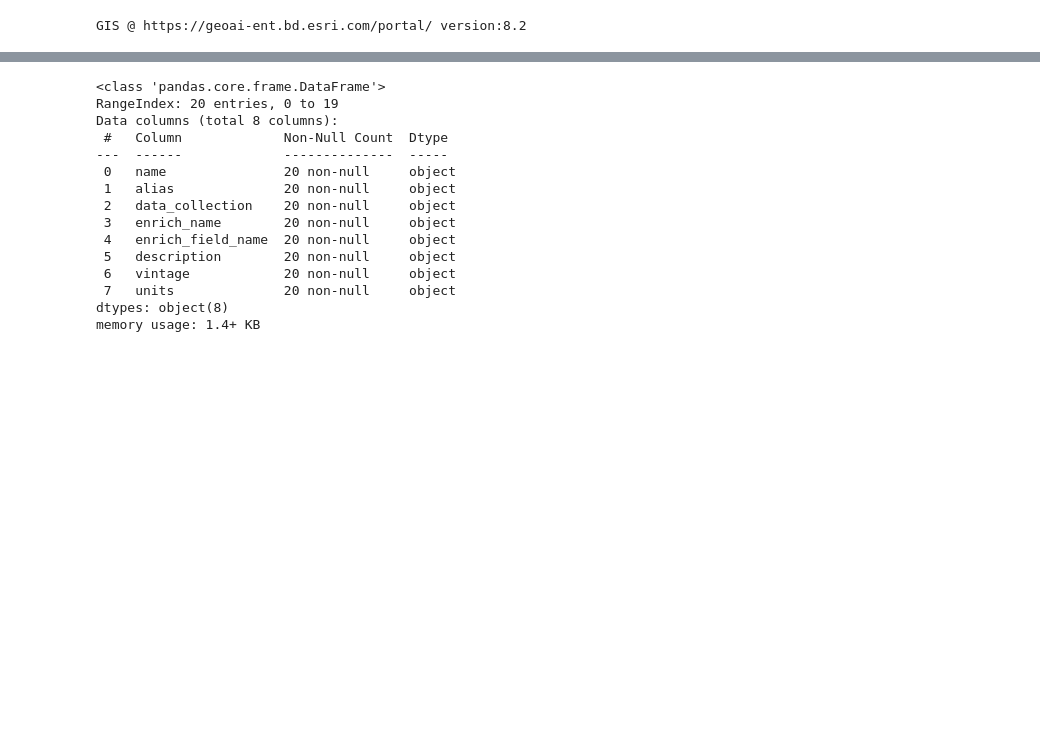
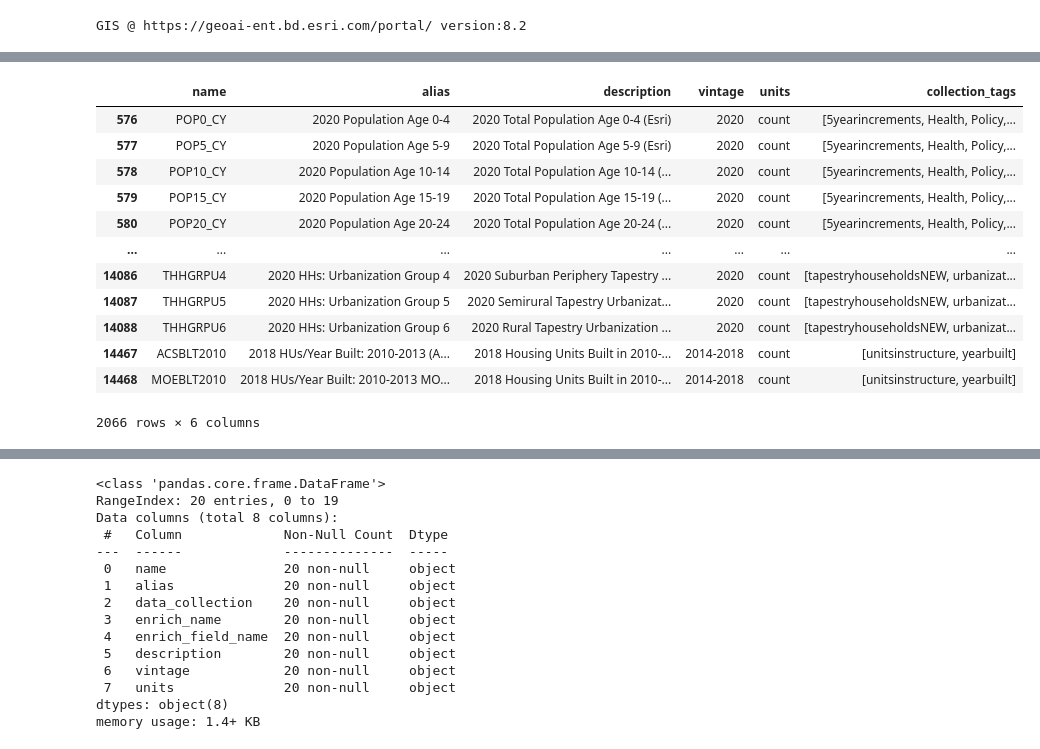
Before and after one commit to knu2xs/demographic-modeling, a Jupyter notebook: notebooks/stash/modeling-exp01.ipynb, the cells around one changed output, grey strips where cells are left out. Saved outputs shown, nothing was run; the diff lists cells and outputs as text; code cells hidden in the pictures; blank space fills up the shorter version.

```diff
--- a/notebooks/stash/modeling-exp01.ipynb
+++ b/notebooks/stash/modeling-exp01.ipynb
@@ -28,2 +70,18 @@ ent_usa
+# %%
+ev[ev.collection_tags.apply(lambda val: len(val) > 1)]
+# %% [output]
+|  | name | alias | description | vintage | units | collection_tags |
+| 576 | POP0_CY | 2020 Population Age 0-4 | 2020 Total Population Age 0-4 (Esri) | 2020 | count | [5yearincrements, Health, Policy,... |
+| 577 | POP5_CY | 2020 Population Age 5-9 | 2020 Total Population Age 5-9 (Esri) | 2020 | count | [5yearincrements, Health, Policy,... |
+| 578 | POP10_CY | 2020 Population Age 10-14 | 2020 Total Population Age 10-14 (... | 2020 | count | [5yearincrements, Health, Policy,... |
+| 579 | POP15_CY | 2020 Population Age 15-19 | 2020 Total Population Age 15-19 (... | 2020 | count | [5yearincrements, Health, Policy,... |
+| 580 | POP20_CY | 2020 Population Age 20-24 | 2020 Total Population Age 20-24 (... | 2020 | count | [5yearincrements, Health, Policy,... |
+| ... | ... | ... | ... | ... | ... | ... |
+| 14086 | THHGRPU4 | 2020 HHs: Urbanization Group 4 | 2020 Suburban Periphery Tapestry ... | 2020 | count | [tapestryhouseholdsNEW, urbanizat... |
+| 14087 | THHGRPU5 | 2020 HHs: Urbanization Group 5 | 2020 Semirural Tapestry Urbanizat... | 2020 | count | [tapestryhouseholdsNEW, urbanizat... |
+| 14088 | THHGRPU6 | 2020 HHs: Urbanization Group 6 | 2020 Rural Tapestry Urbanization ... | 2020 | count | [tapestryhouseholdsNEW, urbanizat... |
+| 14467 | ACSBLT2010 | 2018 HUs/Year Built: 2010-2013 (A... | 2018 Housing Units Built in 2010-... | 2014-2018 | count | [unitsinstructure, yearbuilt] |
+| 14468 | MOEBLT2010 | 2018 HUs/Year Built: 2010-2013 MO... | 2018 Housing Units Built in 2010-... | 2014-2018 | count | [unitsinstructure, yearbuilt] |
+2066 rows × 6 columns
 # %%
 %%time
```
Also changed, not shown: parts of 12 cells of this notebook, 1 other file.
